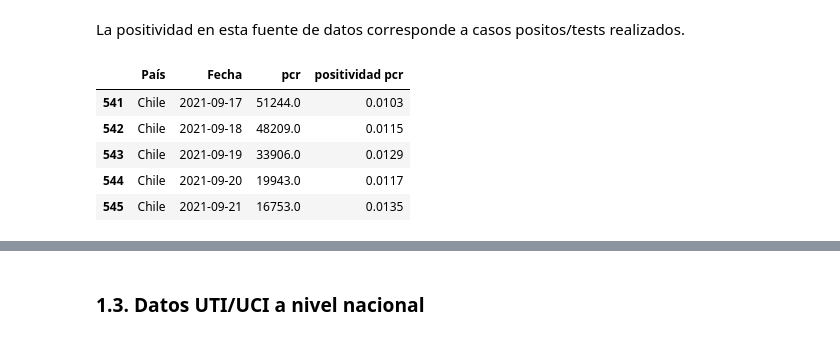
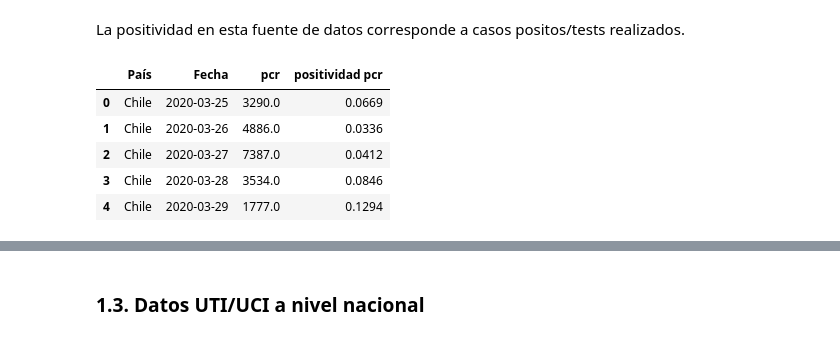
Before and after one commit to carovejar/Analisis-del-COVID-19-en-Chile-y-Uruguay, a Jupyter notebook: Análisis del coronavirus en Chile y Uruguay.ipynb, the cells around one changed output, grey strips where cells are left out. Saved outputs shown, nothing was run; the diff lists cells and outputs as text; code cells hidden in the pictures.

```diff
--- a/Análisis del coronavirus en Chile y Uruguay.ipynb
+++ b/Análisis del coronavirus en Chile y Uruguay.ipynb
@@ -104,14 +104,14 @@ test_CH ['Fecha'] = pd.to_datetime (test_CH ['Fecha'], errors = 'coerce')
 # %%
 test_CH.insert (0, 'País', 'Chile')
 # %%
-test_CH.tail()
+test_CH.head()
 # %% [output]
 |  | País | Fecha | pcr | positividad pcr |
-| 541 | Chile | 2021-09-17 | 51244.0 | 0.0103 |
-| 542 | Chile | 2021-09-18 | 48209.0 | 0.0115 |
-| 543 | Chile | 2021-09-19 | 33906.0 | 0.0129 |
-| 544 | Chile | 2021-09-20 | 19943.0 | 0.0117 |
-| 545 | Chile | 2021-09-21 | 16753.0 | 0.0135 |
+| 0 | Chile | 2020-03-25 | 3290.0 | 0.0669 |
+| 1 | Chile | 2020-03-26 | 4886.0 | 0.0336 |
+| 2 | Chile | 2020-03-27 | 7387.0 | 0.0412 |
+| 3 | Chile | 2020-03-28 | 3534.0 | 0.0846 |
+| 4 | Chile | 2020-03-29 | 1777.0 | 0.1294 |
 # %% [markdown]
 <a id = 'Sección1.3'></a>
 # %% [markdown]
```
Also changed, not shown: parts of 76 cells of this notebook.
